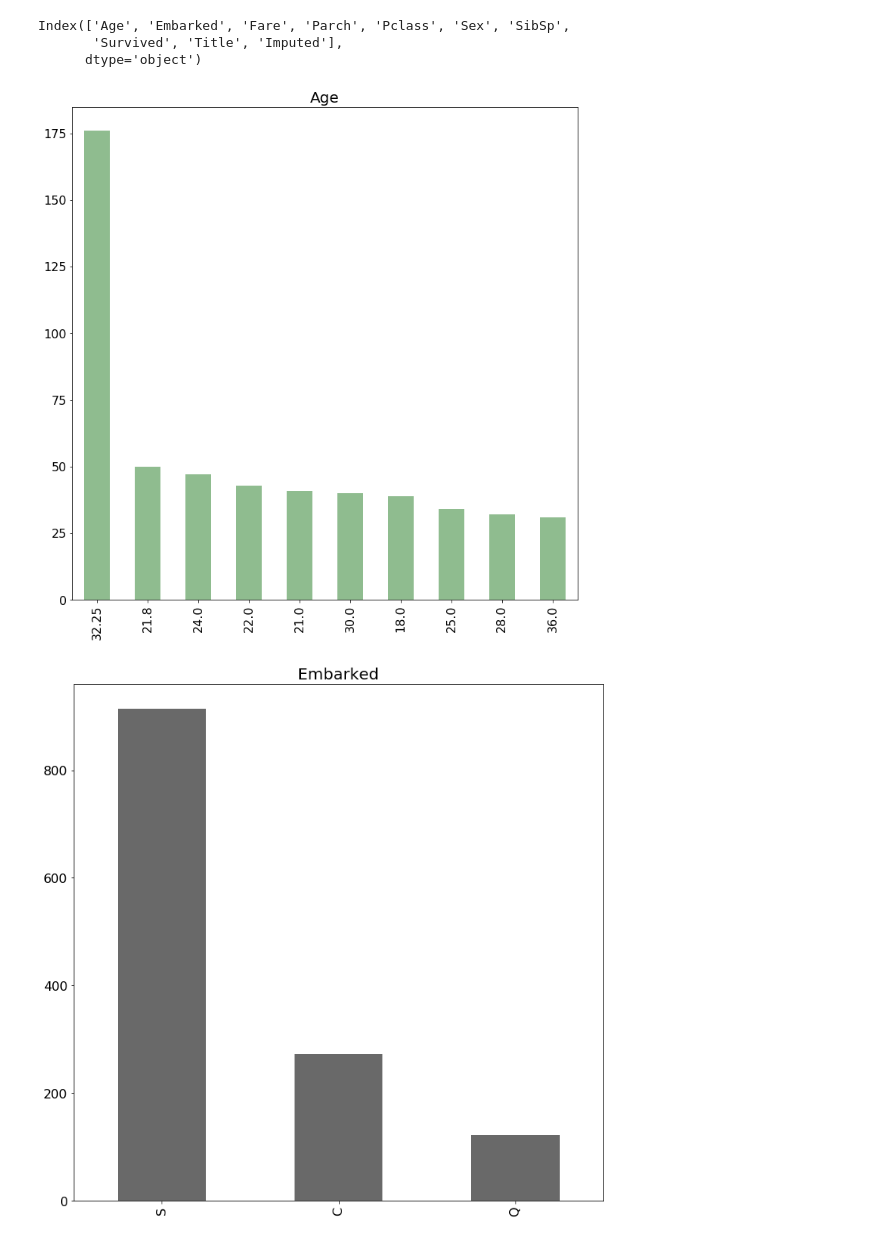
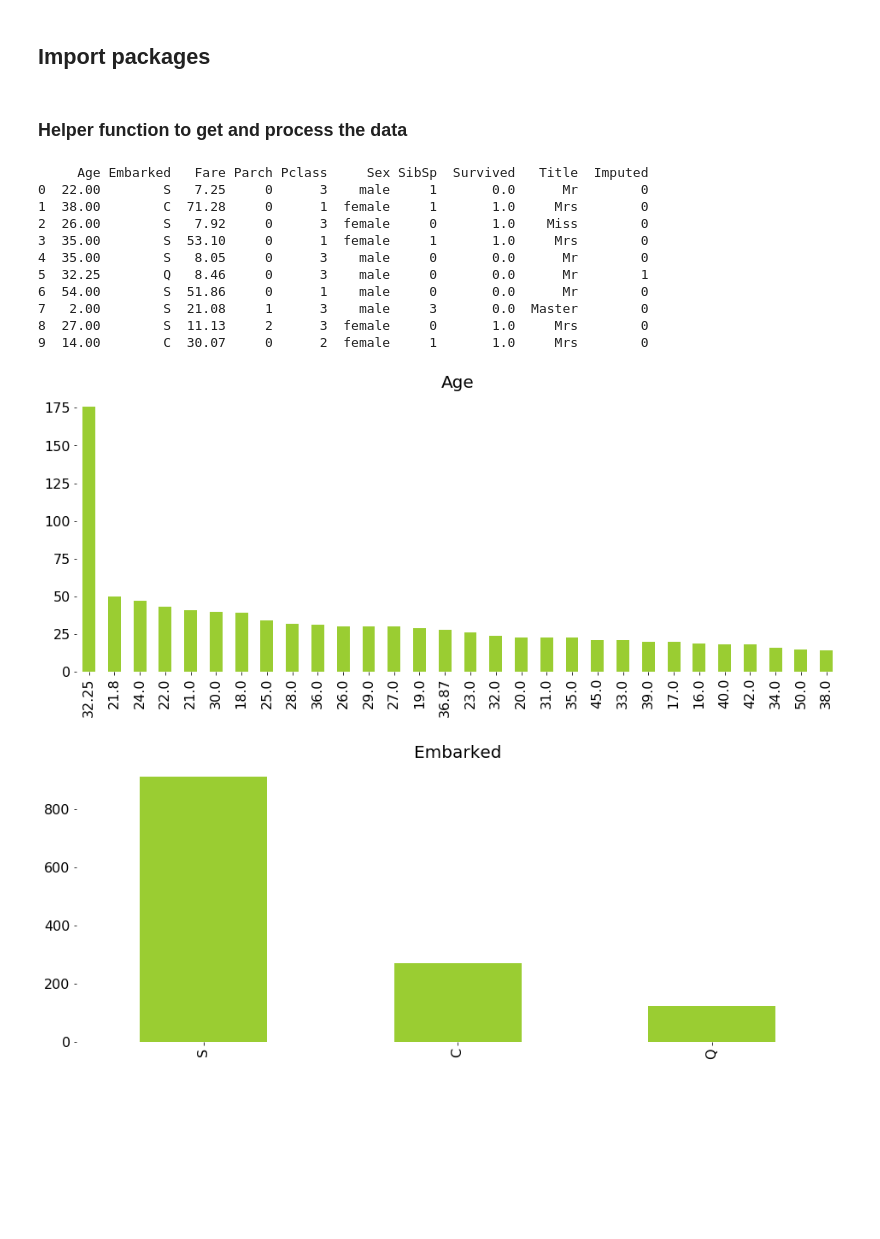
Before and after one commit to M-e-r-c-u-r-y/Machine-Learning, a Jupyter notebook: Titanic Kaggle Visualization.ipynb, the cells around one changed output. Drawn from its saved outputs; the diff is of its cells as text; code cells hidden in the pictures; blank space fills up the shorter version.

Commit message:
Updated Titanic Kaggle Visualization

```diff
--- a/Titanic Kaggle Visualization.ipynb
+++ b/Titanic Kaggle Visualization.ipynb
@@ -1,17 +1,20 @@
+# %% [markdown]
+## Import packages
+# %%
+%matplotlib inline
+import pandas as pd
+from pandas.plotting import lag_plot
+import random
+import matplotlib.pyplot as plt
+import seaborn as sns
+plt.rcParams['figure.figsize'] = [16, 6]
+# %% [markdown]
+### Helper function to get and process the data
 # %%
-%matplotlib inline
-import pandas as pd
-from pandas.plotting import lag_plot
-import random
-import matplotlib.pyplot as plt
-plt.rcParams['figure.figsize'] = [12, 12]
+def dataget(train_path, test_path):
 
-def dataget():
-
-    train = 'train.csv'
-    test = 'test.csv'
-    train_data = pd.read_csv(train)
-    test_data = pd.read_csv(test)
+    train_data = pd.read_csv(train_path)
+    test_data = pd.read_csv(test_path)
     df = train_data.append(test_data, ignore_index=True)
     Title_Dictionary = {
                         "Capt":         "Officer",
@@ -61,28 +64,38 @@ def dataget():
     train_data = train_data.drop(columns=['PassengerId'])
 
     return original, train_data, test_data
-
-
-original, train_data, test_data = dataget()
-df = original.copy()
-df.drop(columns=['PassengerId'], inplace=True)
-columns = df.columns
-print(columns)
-# %% [output]
-Index(['Age', 'Embarked', 'Fare', 'Parch', 'Pclass', 'Sex', 'SibSp',
-       'Survived', 'Title', 'Imputed'],
-      dtype='object')
+# %%
+train_path = 'train.csv'
+test_path = 'test.csv'
+original, train_data, test_data = dataget(train_path, test_path)
+df = original.copy()
+df.drop(columns=['PassengerId'], inplace=True)
+#df.dropna(inplace=True)
+columns = df.columns
+print(df.head(10))
+# %% [output]
+     Age Embarked   Fare Parch Pclass     Sex SibSp  Survived   Title  Imputed
+0  22.00        S   7.25     0      3    male     1       0.0      Mr        0
+1  38.00        C  71.28     0      1  female     1       1.0     Mrs        0
+2  26.00        S   7.92     0      3  female     0       1.0    Miss        0
+3  35.00        S  53.10     0      1  female     1       1.0     Mrs        0
+4  35.00        S   8.05     0      3    male     0       0.0      Mr        0
+5  32.25        Q   8.46     0      3    male     0       0.0      Mr        1
+6  54.00        S  51.86     0      1    male     0       0.0      Mr        0
+7   2.00        S  21.08     1      3    male     3       0.0  Master        0
+8  27.00        S  11.13     2      3  female     0       1.0     Mrs        0
+9  14.00        C  30.07     0      2  female     1       1.0     Mrs        0
 # %%
-for i,column in enumerate(columns):
+for column in columns:
     colors = ['dimgray', 'darkseagreen', 'mediumvioletred', 'yellowgreen', 'lightskyblue']
     color = random.choice(colors)
-    plt.figure(i)
-    ax = df[column].value_counts().head(10).plot.bar(
+    ax = df[column].value_counts().head(30).plot.bar(
         color=color,
         fontsize=16,
     )
     ax.set_title(column, fontsize=20)
+    sns.despine(bottom=True, left=True)
     plt.show()
 # %% [output]
-[figure, old version]
+[figure, new version]
-[figure, old version]
+[figure, new version]
```
Also changed, not shown: parts of 8 cells of this notebook.
